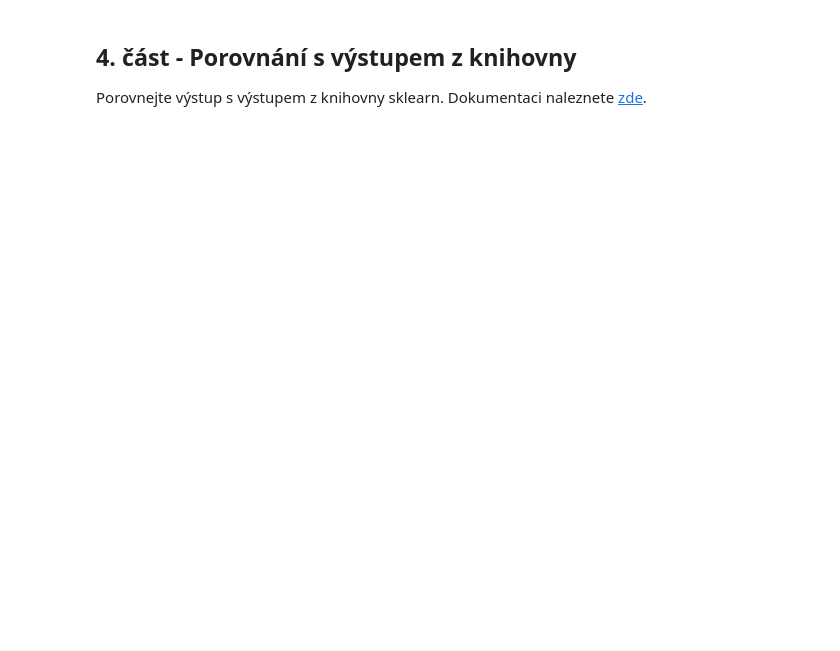
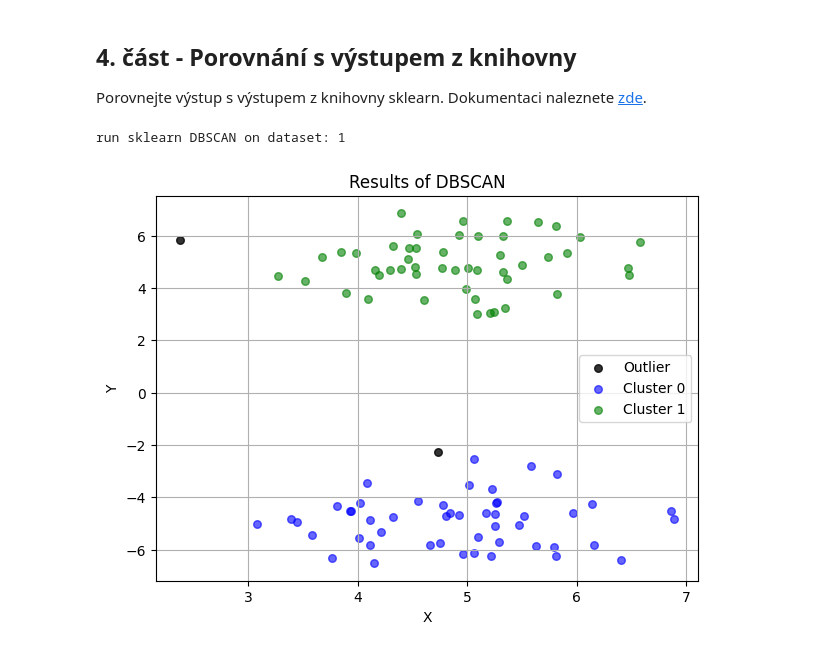
Before and after one commit to KyryloYefremov/TUL-MVD-2024-25, a Jupyter notebook: cv08/MVD 8. cvičení.ipynb, the cells around one changed output. Cells and saved outputs as stored; diff of their text form; code cells hidden in the pictures; blank space fills up the shorter version.

```diff
--- a/cv08/MVD 8. cvičení.ipynb
+++ b/cv08/MVD 8. cvičení.ipynb
@@ -255,0 +224,11 @@ from sklearn.cluster import DBSCAN
+# %%
+#################### DATASET 1 ####################
+eps = 1.
+min_pts = 5
+
+d = datasets[0]
+print(f"run sklearn DBSCAN on dataset: 1")
+apply_dbscan(eps=eps, min_pts=min_pts, df=d, dbscan_fn=skDBSCAN)
+# %% [output]
+run sklearn DBSCAN on dataset: 1
+[figure, added]
```
Also changed, not shown: parts of 13 cells of this notebook.
